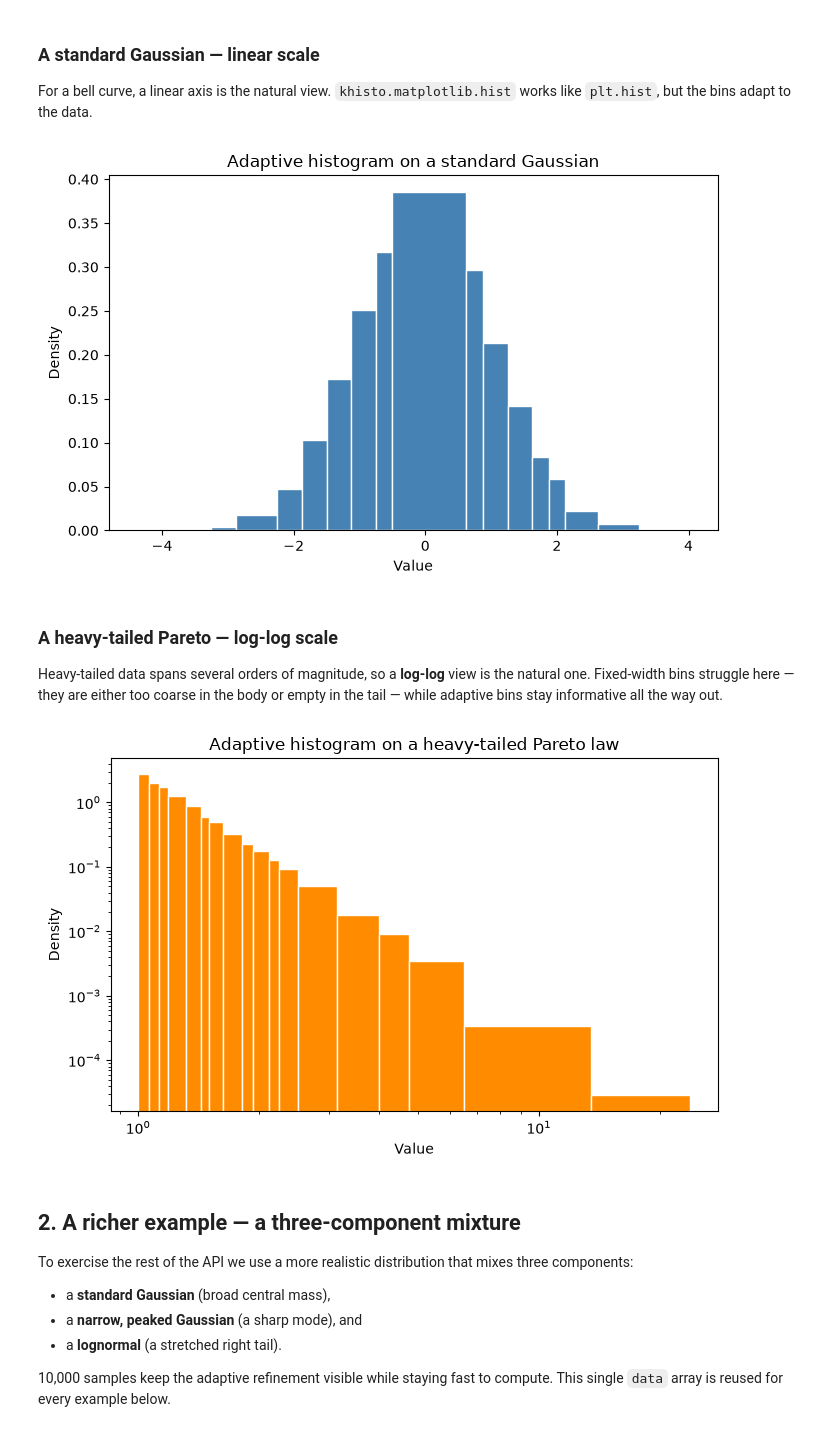
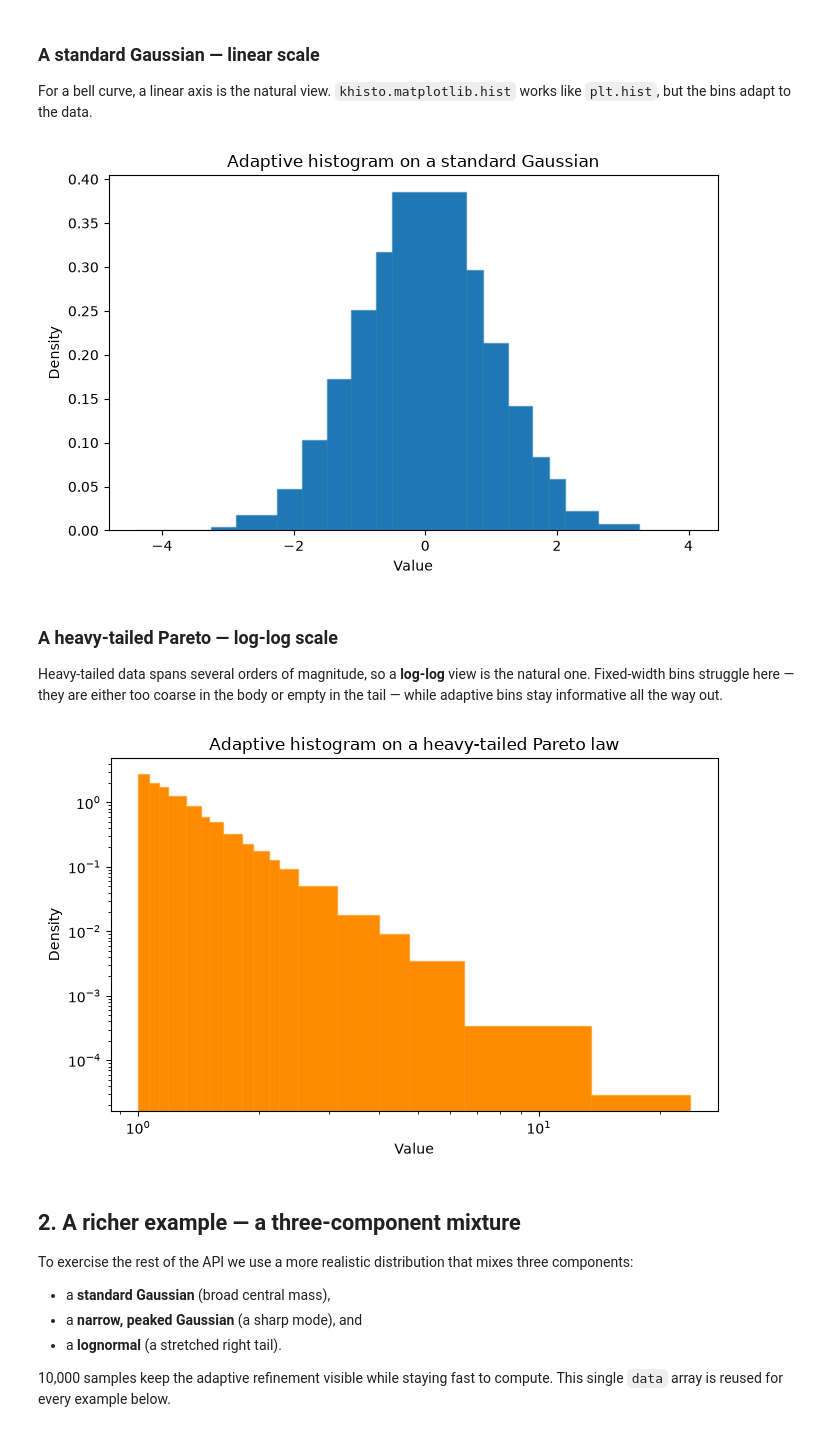
Before and after one commit to KhiopsML/khisto-python, a Jupyter notebook: docs/demo.ipynb, the cells around one changed output. Drawn from its saved outputs; the diff is of its cells as text; code cells hidden in the pictures.

```diff
--- a/docs/demo.ipynb
+++ b/docs/demo.ipynb
@@ -23,14 +23,14 @@ works like `plt.hist`, but the bins adapt to the data.
 gaussian = np.random.default_rng(SEED).normal(0, 1, 10000)
 
 fig, ax = plt.subplots(figsize=(7, 4.5))
-khisto.hist(gaussian, ax=ax, color="steelblue", edgecolor="white")
+khisto.hist(gaussian, ax=ax)
 ax.set_title("Adaptive histogram on a standard Gaussian")
 ax.set_xlabel("Value")
 ax.set_ylabel("Density")
 plt.tight_layout()
 plt.show()
 # %% [output]
-[figure, old version]
+[figure, new version]
 # %% [markdown]
 ### A heavy-tailed Pareto — log-log scale
 
@@ -41,17 +41,17 @@ out.
 # %%
 pareto = np.random.default_rng(SEED).pareto(3, 10000) + 1.0  # shift to start at 1 for log axes
 
 fig, ax = plt.subplots(figsize=(7, 4.5))
-khisto.hist(pareto, ax=ax, color="darkorange", edgecolor="white")
+khisto.hist(pareto, ax=ax, color="darkorange")
 ax.set_xscale("log")
 ax.set_yscale("log")
 ax.set_title("Adaptive histogram on a heavy-tailed Pareto law")
 ax.set_xlabel("Value")
 ax.set_ylabel("Density")
 plt.tight_layout()
 plt.show()
 # %% [output]
-[figure, old version]
+[figure, new version]
 # %% [markdown]
 ## 2. A richer example — a three-component mixture
 
```
Also changed, not shown: parts of 3 cells of this notebook, 11 other files.
